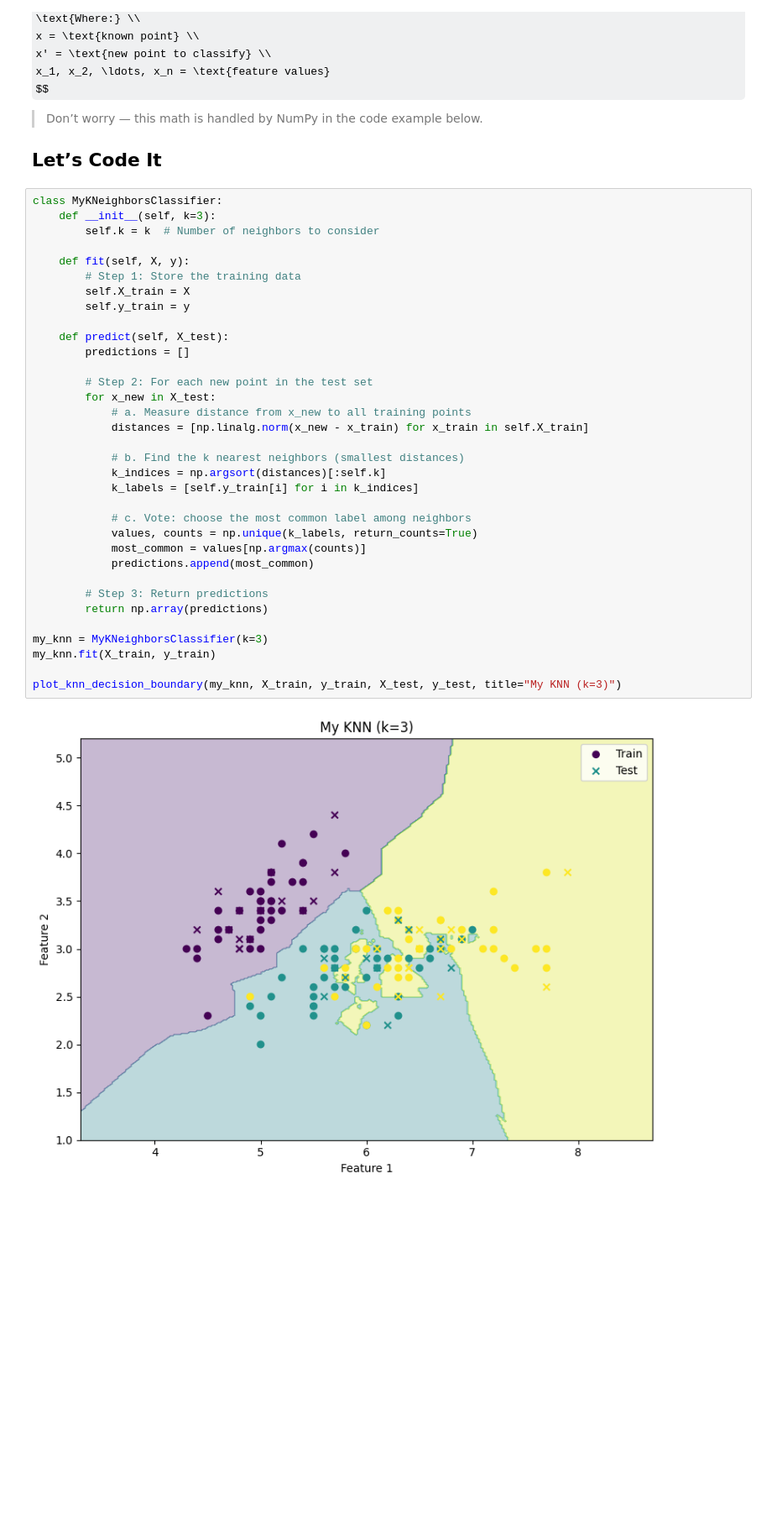
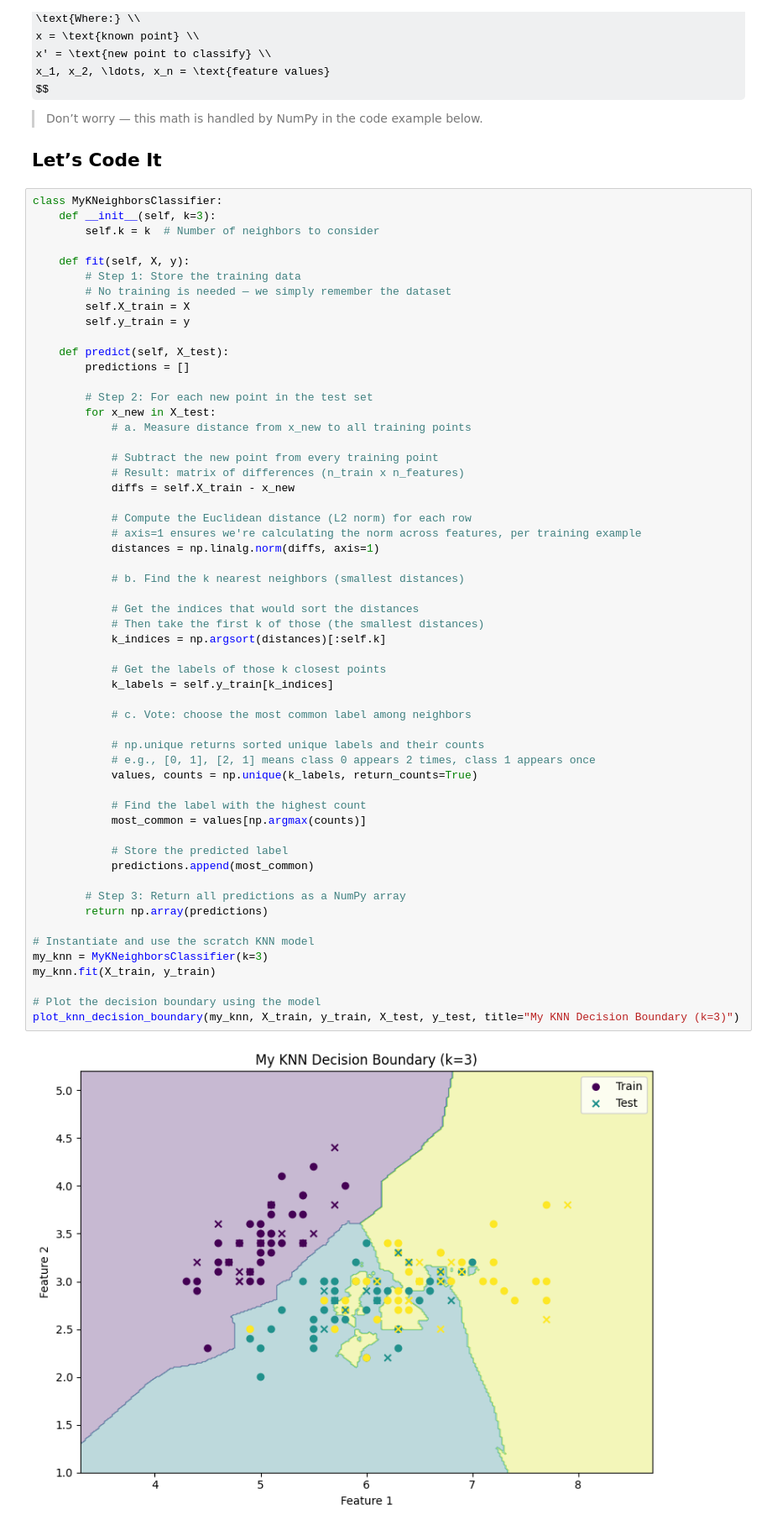
Before and after one commit to taijusanagi/experiments, a Jupyter notebook: notes/jupyter/knn.ipynb, the cells around one changed output. Shown at 84% size. Drawn from its saved outputs; the diff is of its cells as text; some formulas as TeX source; blank space fills up the shorter version.

```diff
--- a/notes/jupyter/knn.ipynb
+++ b/notes/jupyter/knn.ipynb
@@ -123,35 +126,57 @@ $$
 class MyKNeighborsClassifier:
     def __init__(self, k=3):
         self.k = k  # Number of neighbors to consider
 
     def fit(self, X, y):
         # Step 1: Store the training data
+        # No training is needed — we simply remember the dataset
         self.X_train = X
         self.y_train = y
 
     def predict(self, X_test):
         predictions = []
 
         # Step 2: For each new point in the test set
         for x_new in X_test:
             # a. Measure distance from x_new to all training points
-            distances = [np.linalg.norm(x_new - x_train) for x_train in self.X_train]
+
+            # Subtract the new point from every training point
+            # Result: matrix of differences (n_train x n_features)
+            diffs = self.X_train - x_new
+
+            # Compute the Euclidean distance (L2 norm) for each row
+            # axis=1 ensures we're calculating the norm across features, per training example
+            distances = np.linalg.norm(diffs, axis=1)
 
             # b. Find the k nearest neighbors (smallest distances)
+
+            # Get the indices that would sort the distances
+            # Then take the first k of those (the smallest distances)
             k_indices = np.argsort(distances)[:self.k]
-            k_labels = [self.y_train[i] for i in k_indices]
+
+            # Get the labels of those k closest points
+            k_labels = self.y_train[k_indices]
 
             # c. Vote: choose the most common label among neighbors
+
+            # np.unique returns sorted unique labels and their counts
+            # e.g., [0, 1], [2, 1] means class 0 appears 2 times, class 1 appears once
             values, counts = np.unique(k_labels, return_counts=True)
+
+            # Find the label with the highest count
             most_common = values[np.argmax(counts)]
+
+            # Store the predicted label
             predictions.append(most_common)
 
-        # Step 3: Return predictions
+        # Step 3: Return all predictions as a NumPy array
         return np.array(predictions)
 
+# Instantiate and use the scratch KNN model
 my_knn = MyKNeighborsClassifier(k=3)
 my_knn.fit(X_train, y_train)
 
-plot_knn_decision_boundary(my_knn, X_train, y_train, X_test, y_test, title="My KNN (k=3)")
+# Plot the decision boundary using the model
+plot_knn_decision_boundary(my_knn, X_train, y_train, X_test, y_test, title="My KNN Decision Boundary (k=3)")
 # %% [output]
-[figure, old version]
+[figure, new version]
```
Also changed, not shown: parts of 2 cells of this notebook.
